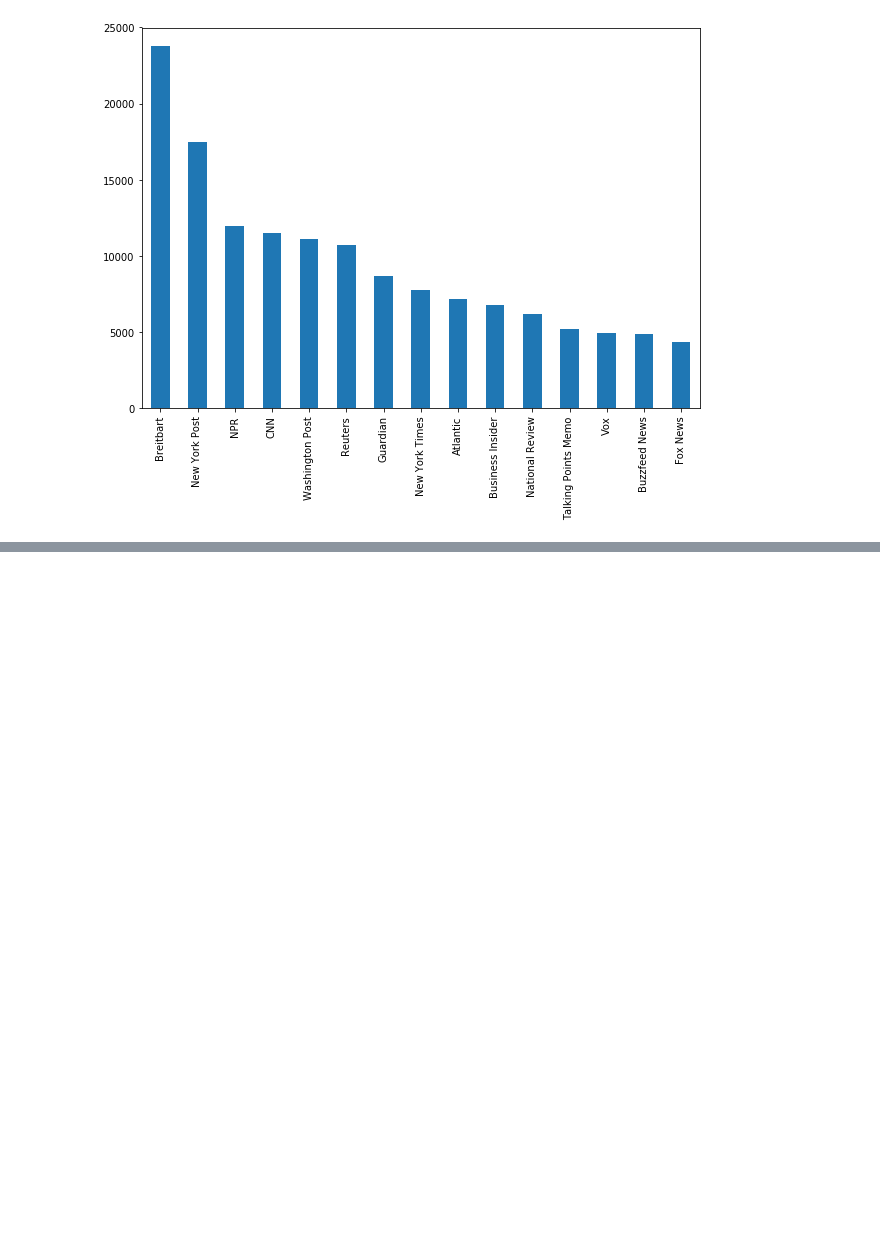
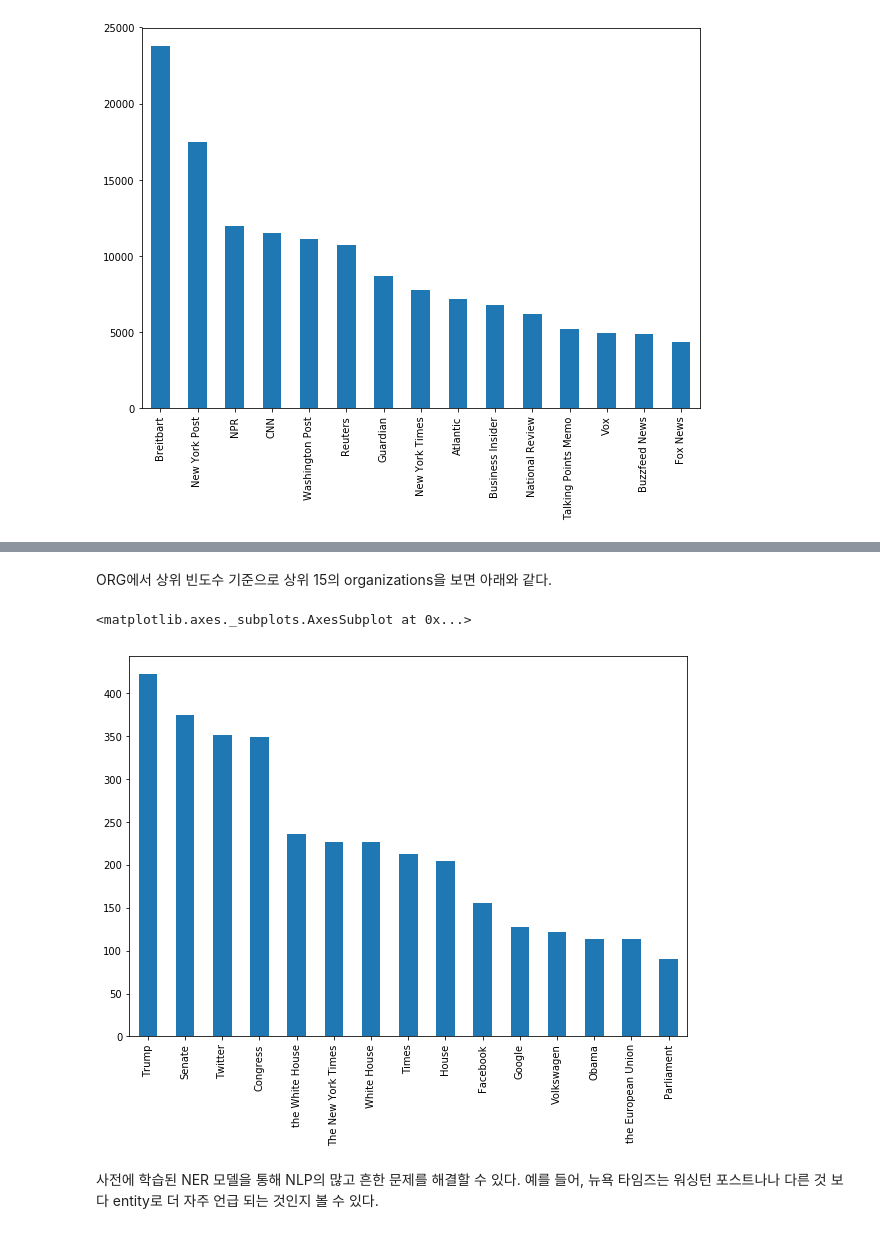
Before and after one commit to werellel/ML-for-Finance, a Jupyter notebook: parsing_textual_data_with_natural_language_processing.ipynb, the cells around one changed output, grey strips where cells are left out. Saved outputs shown, nothing was run; the diff lists cells and outputs as text; code cells hidden in the pictures; blank space fills up the shorter version.

```diff
--- a/parsing_textual_data_with_natural_language_processing.ipynb
+++ b/parsing_textual_data_with_natural_language_processing.ipynb
@@ -57,0 +124,12 @@ doc = df.loc[0,'content']
+# %% [markdown]
+ORG에서 상위 빈도수 기준으로 상위 15의 organizations을 보면 아래와 같다.
+# %%
+orgs = npf[npf.Type == 'ORG']
+
+plt.figure(figsize=(10,7))
+orgs.Text.value_counts()[:15].plot(kind='bar')
+# %% [output]
+<matplotlib.axes._subplots.AxesSubplot at 0x...>
+[figure, added]
+# %% [markdown]
+사전에 학습된 NER 모델을 통해 NLP의 많고 흔한 문제를 해결할 수 있다. 예를 들어, 뉴욕 타임즈는 워싱턴 포스트나나 다른 것 보다 entity로 더 자주 언급 되는 것인지 볼 수 있다.
```
Also changed, not shown: parts of 29 cells of this notebook.
